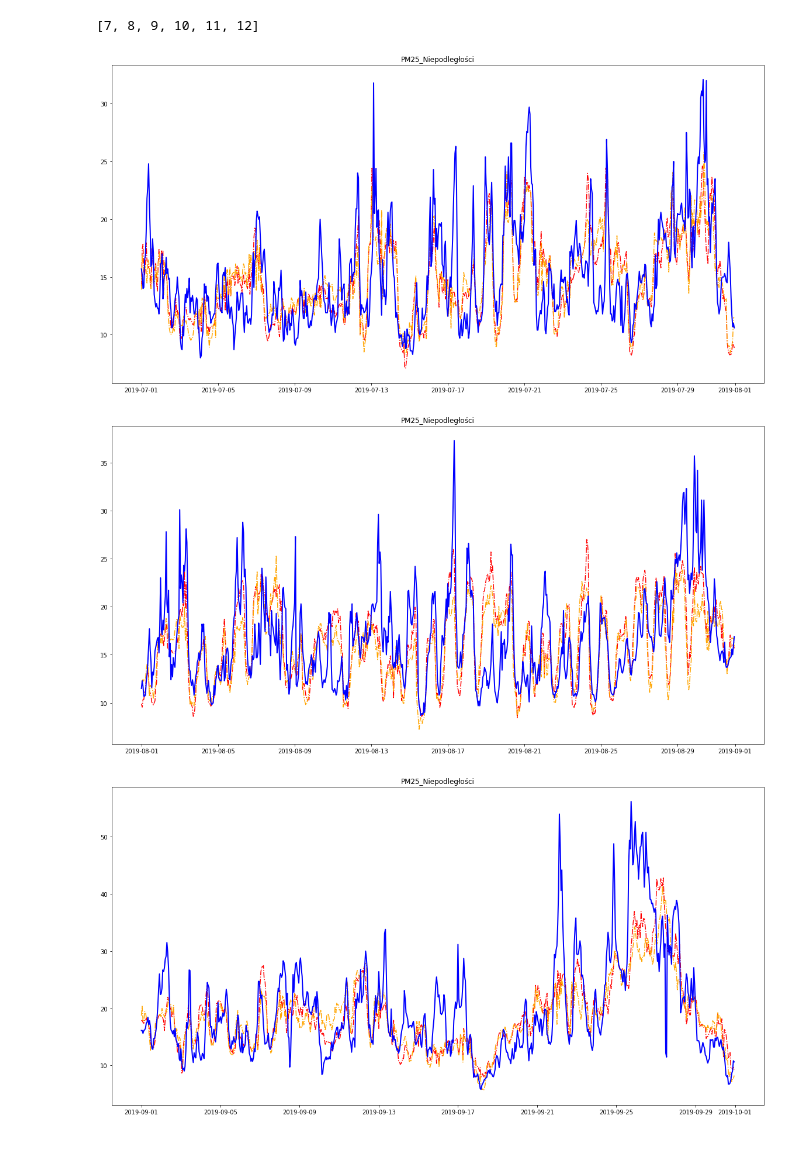
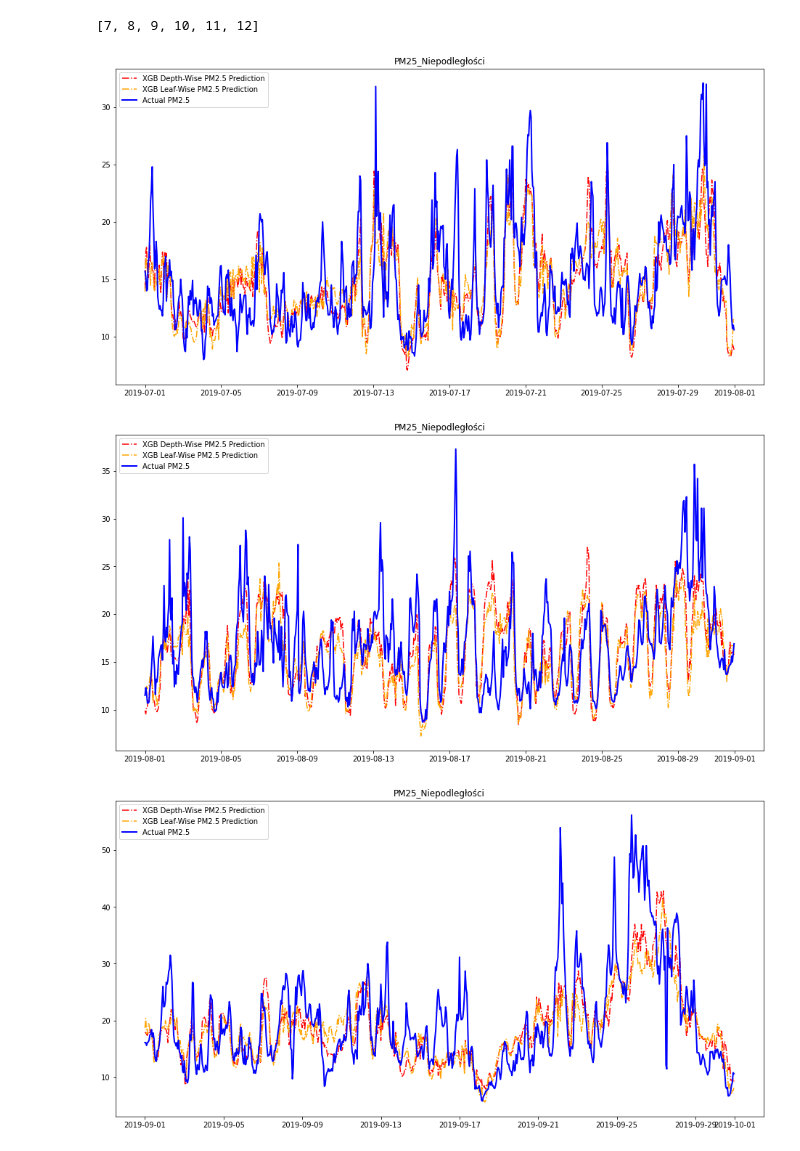
Before and after one commit to mattzajac/DataWorkshop_Competition_Warsaw_Air_Pollution, a Jupyter notebook: Warsaw_Air_Pollution_Prediction.ipynb, the cells around one changed output. Saved outputs shown, nothing was run; the diff lists cells and outputs as text; code cells hidden in the pictures.

Commit message:
Add legend to the prediction vs actual chart on the test data

```diff
--- a/Warsaw_Air_Pollution_Prediction.ipynb
+++ b/Warsaw_Air_Pollution_Prediction.ipynb
@@ -991,15 +991,15 @@ months
 # %%
 # compare results for each month in the test dataset
 for mth in months:
     test_mask = df_test['month'] == mth
-    plt.figure(figsize=(20,10))
-    plt.plot(df_test.loc[test_mask]['datetime'], df_test.loc[test_mask]['PM25_nie_pred_xgb_depth_manual'], color='red', linestyle='dashdot') #forecast
-    plt.plot(df_test.loc[test_mask]['datetime'], df_test.loc[test_mask]['PM25_nie_pred_xgb_leaf_manual'], color='orange', linestyle='dashdot') #forecast
-    plt.plot(df_test.loc[test_mask]['datetime'], df_test.loc[test_mask]['PM25_nie'], color='blue', linewidth = 2) #actual
-
+    fig, ax = plt.subplots(figsize=(16,8))
+    ax.plot(df_test.loc[test_mask]['datetime'], df_test.loc[test_mask]['PM25_nie_pred_xgb_depth_manual'], color='red', linestyle='dashdot', label='XGB Depth-Wise PM2.5 Prediction') #forecast
+    ax.plot(df_test.loc[test_mask]['datetime'], df_test.loc[test_mask]['PM25_nie_pred_xgb_leaf_manual'], color='orange', linestyle='dashdot', label='XGB Leaf-Wise PM2.5 Prediction') #forecast
+    ax.plot(df_test.loc[test_mask]['datetime'], df_test.loc[test_mask]['PM25_nie'], color='blue', linewidth=2, label='Actual PM2.5') #actual
+    legend = ax.legend(loc='upper left', fontsize='medium')
     plt.title('PM25_Niepodległości')
     plt.show()
 # %% [output]
-[figure, old version]
+[figure, new version]
-[figure, old version]
+[figure, new version]
-[figure, old version]
+[figure, new version]
```
Also changed, not shown: parts of 1 cell of this notebook.
